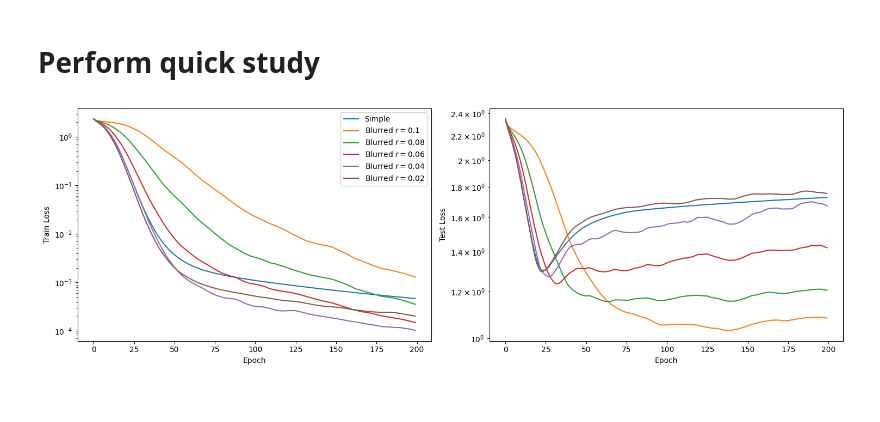
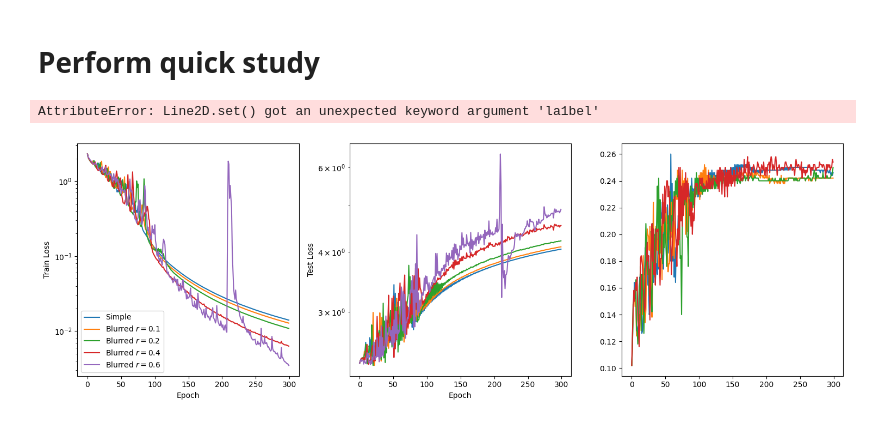
Before and after one commit to zincware/ZnNL, a Jupyter notebook: examples/Blurred-Training.ipynb, the cells around one changed output. Drawn from its saved outputs; the diff is of its cells as text; code cells hidden in the pictures.

Commit message:
work on blurred training example

```diff
--- a/examples/Blurred-Training.ipynb
+++ b/examples/Blurred-Training.ipynb
@@ -639,7 +645,7 @@ plt.show()
 # %% [markdown]
 # Perform quick study
 # %%
-data_generator = znnl.data.MNISTGenerator(ds_size=500)
+data_generator = znnl.data.CIFAR10Generator(ds_size=500)
 data_generator.train_ds["inputs"] = data_generator.train_ds["inputs"][:50]
 data_generator.train_ds["targets"] = data_generator.train_ds["targets"][:50]
 # %%
@@ -651,10 +657,10 @@ class Network(nn.Module):
     def __call__(self, x):
         x = x.reshape((x.shape[0], -1))  # flatten
 
-        x = nn.Dense(features=128)(x)
+        x = nn.Dense(features=512)(x)
         x = nn.relu(x)
 
-        x = nn.Dense(features=128)(x)
+        x = nn.Dense(features=512)(x)
         x = nn.relu(x)
         x = nn.Dense(10)(x)
         return x
@@ -724,48 +732,64 @@ def get_blurred_kwargs(blurr_radius):
         "loss_fn": znnl.loss_functions.CrossEntropyLoss(),
         "accuracy_fn": znnl.accuracy_functions.LabelAccuracy(),
         "blurr_radius": blurr_radius,
-        "integral_numbers": 100,
+        "integral_numbers": 200,
     }
     return blurred_training
 
 
-blurr_radia = [0.1, 0.08, 0.06, 0.04, 0.02]
+# blurr_radia = [0.16, 0.14, 0.12, 0.1, 0.09]
+# blurr_radia = [0.16, 0.14, 0.12, 0.1, 0.08] # non-sqrt
+blurr_radia = [0.1, 0.2, 0.4, 0.6, 0.8] # sqrt
+lrs = [0.05, 0.05, 0.05, 0.05, 0.05, 0.05]
 trainers = [simple_kwargs] + [get_blurred_kwargs(rad) for rad in blurr_radia]
 # %%
 # Execute a quick study
 
-train_report_simple, test_report_simple = perform_quick_study(SimpleTraining, trainers[0], 0)
-train_report_blurred_1, test_report_blurred_1 = perform_quick_study(BlurredTraining, trainers[1], 0)
-train_report_blurred_2, test_report_blurred_2 = perform_quick_study(BlurredTraining, trainers[2], 0)
-train_report_blurred_3, test_report_blurred_3 = perform_quick_study(BlurredTraining, trainers[3], 0)
-train_report_blurred_4, test_report_blurred_4 = perform_quick_study(BlurredTraining, trainers[4], 0)
-train_report_blurred_5, test_report_blurred_5 = perform_quick_study(BlurredTraining, trainers[5], 0)
+train_report_simple, test_report_simple = perform_quick_study(SimpleTraining, trainers[0], 0, lrs[0])
+train_report_blurred_1, test_report_blurred_1 = perform_quick_study(BlurredTraining, trainers[1], 0, lrs[1])
+train_report_blurred_2, test_report_blurred_2 = perform_quick_study(BlurredTraining, trainers[2], 0, lrs[2])
+train_report_blurred_3, test_report_blurred_3 = perform_quick_study(BlurredTraining, trainers[3], 0, lrs[3])
+train_report_blurred_4, test_report_blurred_4 = perform_quick_study(BlurredTraining, trainers[4], 0, lrs[4])
+train_report_blurred_5, test_report_blurred_5 = perform_quick_study(BlurredTraining, trainers[5], 0, lrs[5])
 # %%
-fig, axs = plt.subplots(1, 2, figsize=(15, 5), tight_layout=True)
+fig, axs = plt.subplots(1, 3, figsize=(15, 5), tight_layout=True)
 
 axs[0].plot(train_report_simple.loss, '-', label="Simple")
 axs[0].plot(train_report_blurred_1.loss, '-', label=rf"Blurred $r = {blurr_radia[0]}$")
 axs[0].plot(train_report_blurred_2.loss, '-', label=rf"Blurred $r = {blurr_radia[1]}$")
 axs[0].plot(train_report_blurred_3.loss, '-', label=rf"Blurred $r = {blurr_radia[2]}$")
 axs[0].plot(train_report_blurred_4.loss, '-', label=rf"Blurred $r = {blurr_radia[3]}$")
-axs[0].plot(train_report_blurred_5.loss, '-', label=rf"Blurred $r = {blurr_radia[4]}$")
+# axs[0].plot(train_report_blurred_5.loss, '-', label=rf"Blurred $r = {blurr_radia[4]}$")
 
 axs[0].set_xlabel("Epoch")
 axs[0].set_ylabel("Train Loss")
 axs[0].set_yscale("log")
 axs[0].legend()
 
 axs[1].plot(test_report_simple.loss, '-', label="Simple")
 axs[1].plot(test_report_blurred_1.loss, '-', label=rf"Blurred $r = {blurr_radia[0]}$")
 axs[1].plot(test_report_blurred_2.loss, '-', label=rf"Blurred $r = {blurr_radia[1]}$")
 axs[1].plot(test_report_blurred_3.loss, '-', label=rf"Blurred $r = {blurr_radia[2]}$")
 axs[1].plot(test_report_blurred_4.loss, '-', label=rf"Blurred $r = {blurr_radia[3]}$")
-axs[1].plot(test_report_blurred_5.loss, '-', label=rf"Blurred $r = {blurr_radia[4]}$")
+# axs[1].plot(test_report_blurred_5.loss, '-', label=rf"Blurred $r = {blurr_radia[4]}$")
 
 axs[1].set_xlabel("Epoch")
 axs[1].set_ylabel("Test Loss")
 axs[1].set_yscale("log")
 
+axs[2].plot(test_report_simple.accuracy, '-', label="Simple")
+axs[2].plot(test_report_blurred_1.accuracy, '-', label=rf"Blurred $r = {blurr_radia[0]}$")
+axs[2].plot(test_report_blurred_2.accuracy, '-', label=rf"Blurred $r = {blurr_radia[1]}$")
+axs[2].plot(test_report_blurred_3.accuracy, '-', label=rf"Blurred $r = {blurr_radia[2]}$")
+axs[2].plot(test_report_blurred_4.accuracy, '-', la1bel=rf"Blurred $r = {blurr_radia[3]}$")
+# axs[2].plot(test_report_blurred_5.accuracy, '-', label=rf"Blurred $r = {blurr_radia[4]}$")
+# axs[2].set_ylim([0.65, 0.75])
+
+axs[2].set_xlabel("Epoch")
+axs[2].set_ylabel("Test Accuracy")
+# axs[2].set_yscale("log")
+
 plt.show()
 # %% [output]
+AttributeError: Line2D.set() got an unexpected keyword argument 'la1bel'
-[figure, old version]
+[figure, new version]
```
Also changed, not shown: parts of 3 cells of this notebook.
